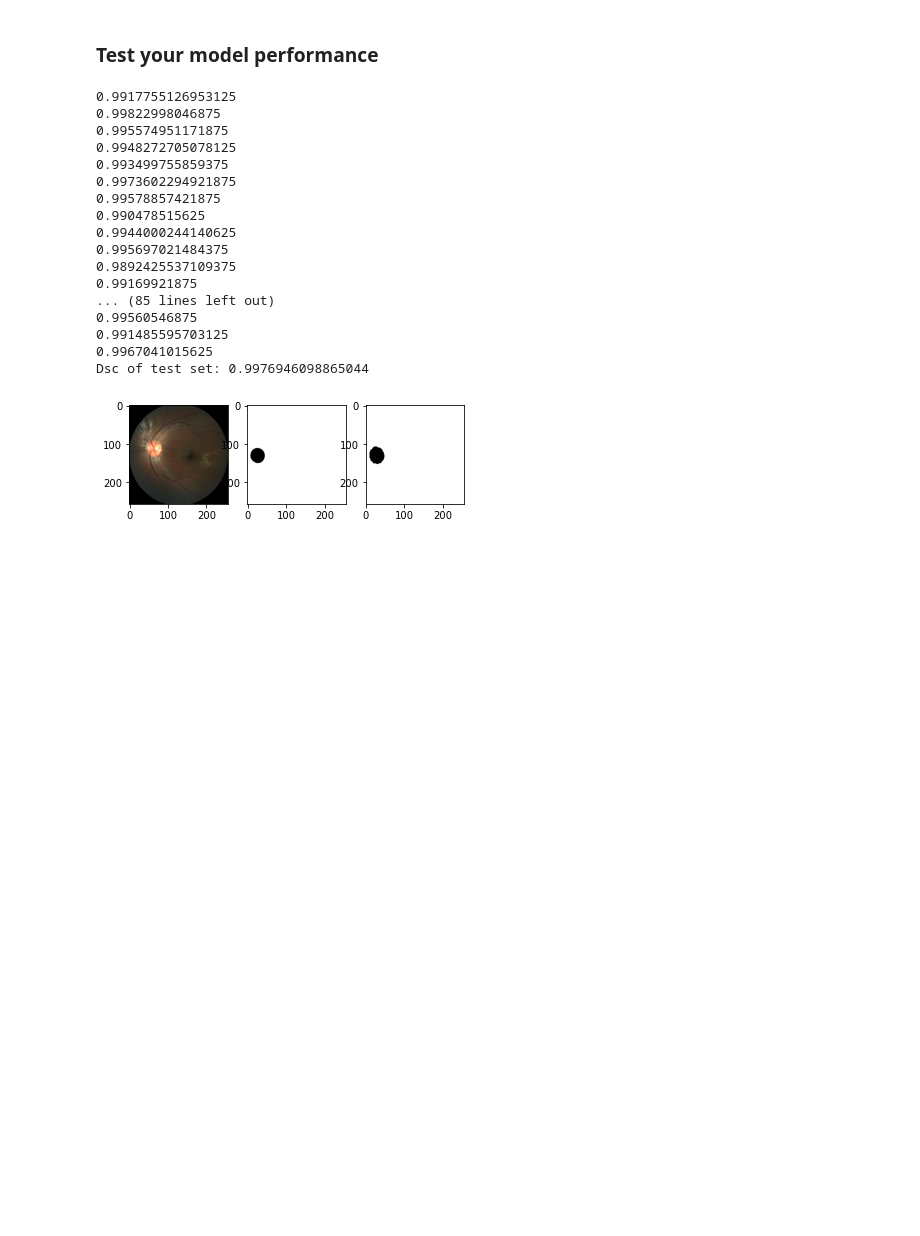
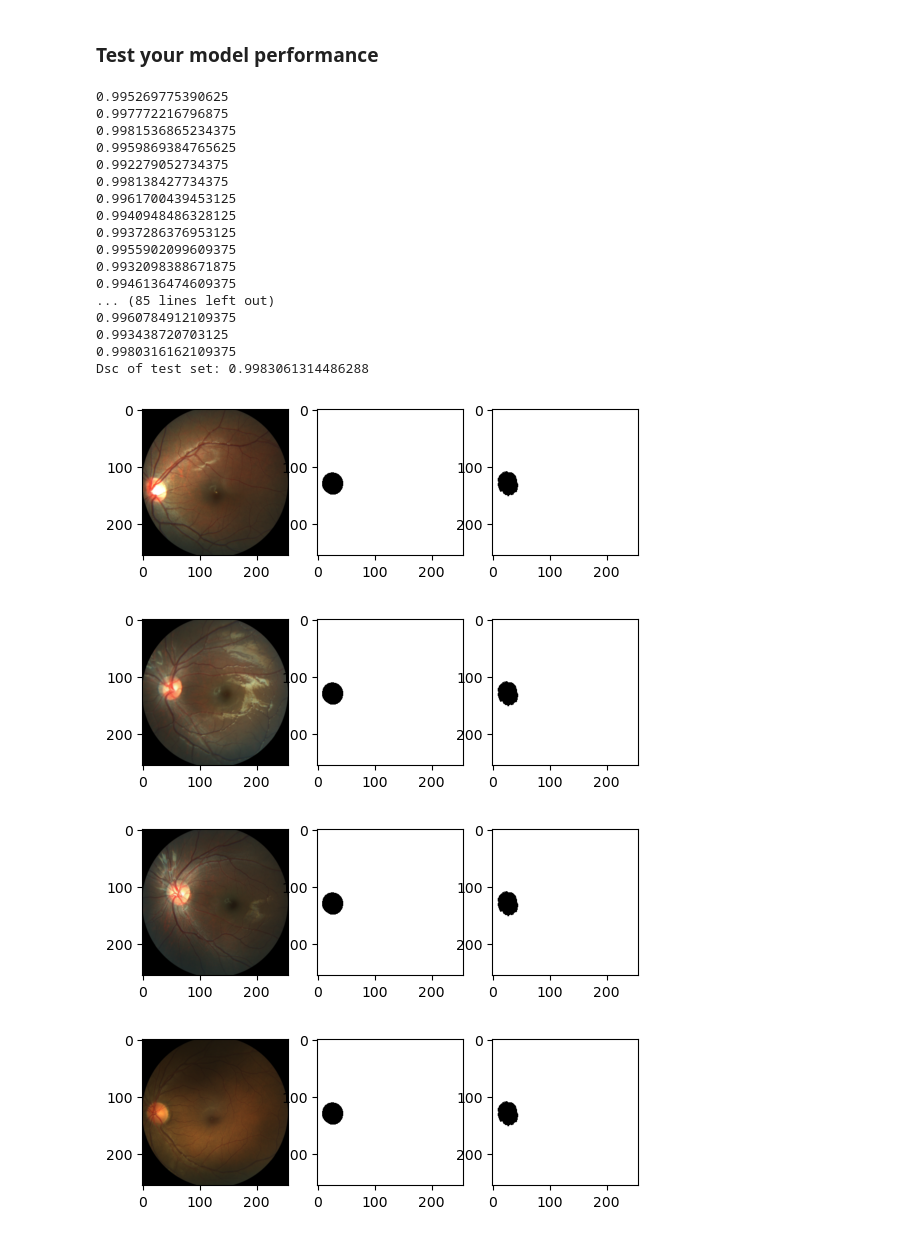
Before and after one commit to QianrenLi/DG_Segmentation_released, a Jupyter notebook: project1.ipynb, the cells around one changed output. Cells and saved outputs as stored; diff of their text form; code cells hidden in the pictures; blank space fills up the shorter version.

```diff
--- a/project1.ipynb
+++ b/project1.ipynb
@@ -162,3 +178,8 @@ criterion = DiceBCELoss()
 # criterion = nn.CrossEntropyLoss()
 # criterion = nn.MSELoss()
 optimizer = optim.SGD(net.parameters(), lr=0.001, momentum=0.9)
+
+device = torch.device('cuda' if torch.cuda.is_available() else 'cpu')
+print(device)
+net = net.to(device)
+criterion = criterion.to(device)
@@ -192,7 +215,8 @@ for epoch in range(10):  # loop over the dataset multiple times
     for i, (inputs, target) in enumerate(trainloader):
 
 
-
+        inputs = inputs.to(device)
+        target = target.to(device)
         # forward + backward + optimizeo
         # change the data to float type
         outputs = net(inputs)
@@ -258,6 +282,7 @@ net = smp.Unet(
     classes=nclasses,                      # model output channels (number of classes in your dataset)
 )
 
+net = net.to(device)
 
 net.load_state_dict(torch.load(PATH,map_location='cpu'))
 dscs = []
@@ -265,7 +290,8 @@ dscs = []
 with torch.no_grad():
     for data in testloader:
         images, targets, names = data
-
+        images = images.to(device)
+        targets = targets.to(device)
         outputs = net(images.to(torch.float32))
 
         for idx, name in enumerate(names):
@@ -289,35 +315,39 @@ print('Dsc of test set:', dsc_test)
 # Without transformation --- 10 epoches: 0.594208
 # With trandformation --- 10 epoches: 0.9909
 # %% [output]
-0.9917755126953125
-0.99822998046875
-0.995574951171875
-0.9948272705078125
-0.993499755859375
-0.9973602294921875
-0.99578857421875
-0.990478515625
-0.9944000244140625
-0.995697021484375
-0.9892425537109375
-0.99169921875
+0.995269775390625
+0.997772216796875
+0.9981536865234375
+0.9959869384765625
+0.992279052734375
+0.998138427734375
+0.9961700439453125
+0.9940948486328125
+0.9937286376953125
+0.9955902099609375
+0.9932098388671875
+0.9946136474609375
 ... (85 lines left out)
-0.99560546875
-0.991485595703125
-0.9967041015625
-Dsc of test set: 0.9976946098865044
+0.9960784912109375
+0.993438720703125
+0.9980316162109375
+Dsc of test set: 0.9983061314486288
 # %%
 # show last predicted result
 import matplotlib.pyplot as plt
-image = images.numpy()[2]
-output = outputs.numpy()[-1,:,:,:]
-image = image/2 + 0.5
-plt.subplot(1,3,1)
-plt.imshow(np.transpose(image,(1,2,0)))
-plt.subplot(1,3,2)
-plt.imshow(target_np,cmap='gray')
-plt.subplot(1,3,3)
-plt.imshow(output_np,cmap='gray')
-plt.show()
+for i,_ in enumerate(images):
+    image = images.cpu().numpy()[i]
+    output = outputs.cpu().numpy()[i,:,:,:]
+    image = image/2 + 0.5
+    plt.subplot(1,3,1)
+    plt.imshow(np.transpose(image,(1,2,0)))
+    plt.subplot(1,3,2)
+    plt.imshow(target_np,cmap='gray')
+    plt.subplot(1,3,3)
+    plt.imshow(output_np,cmap='gray')
+    plt.show()
 # %% [output]
-[figure, old version]
+[figure, new version]
+[figure, added]
+[figure, added]
+[figure, added]
```
Also changed, not shown: parts of 5 cells of this notebook.
